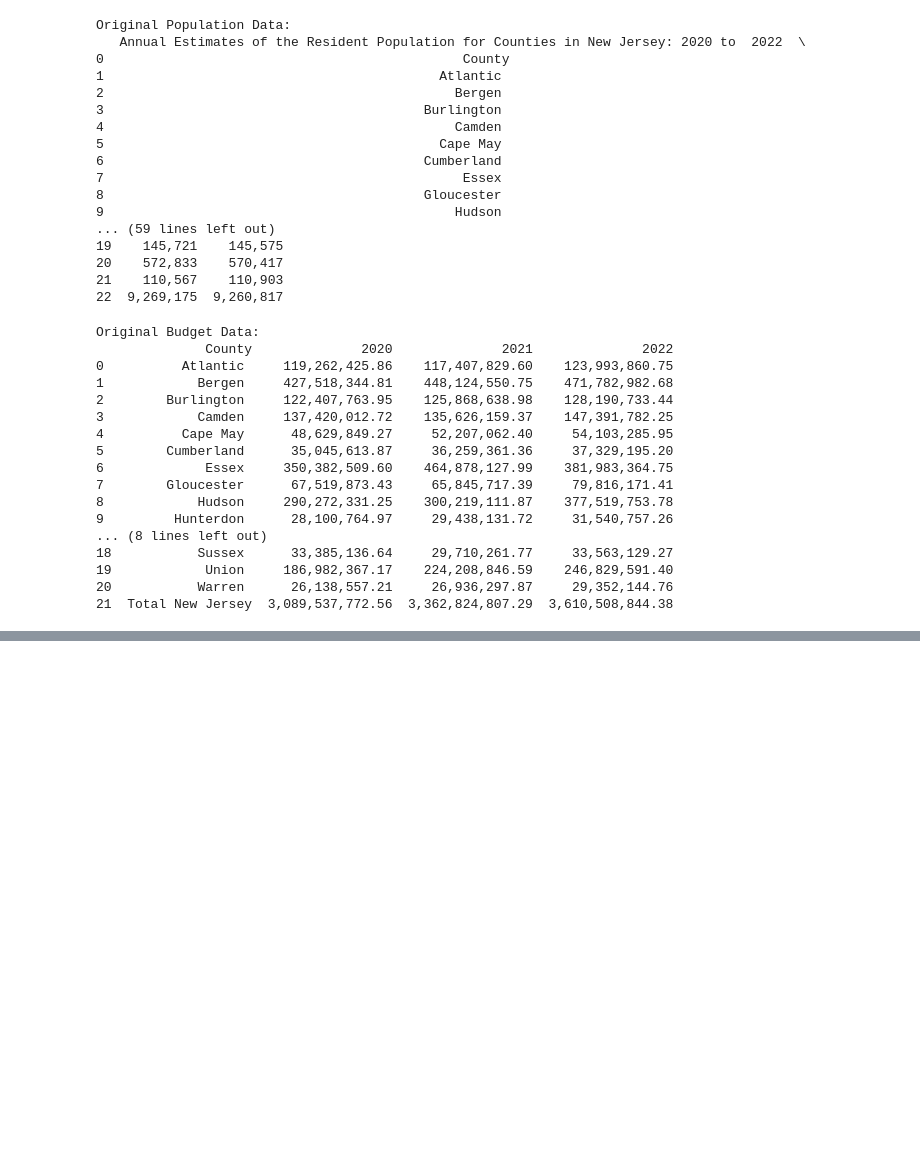
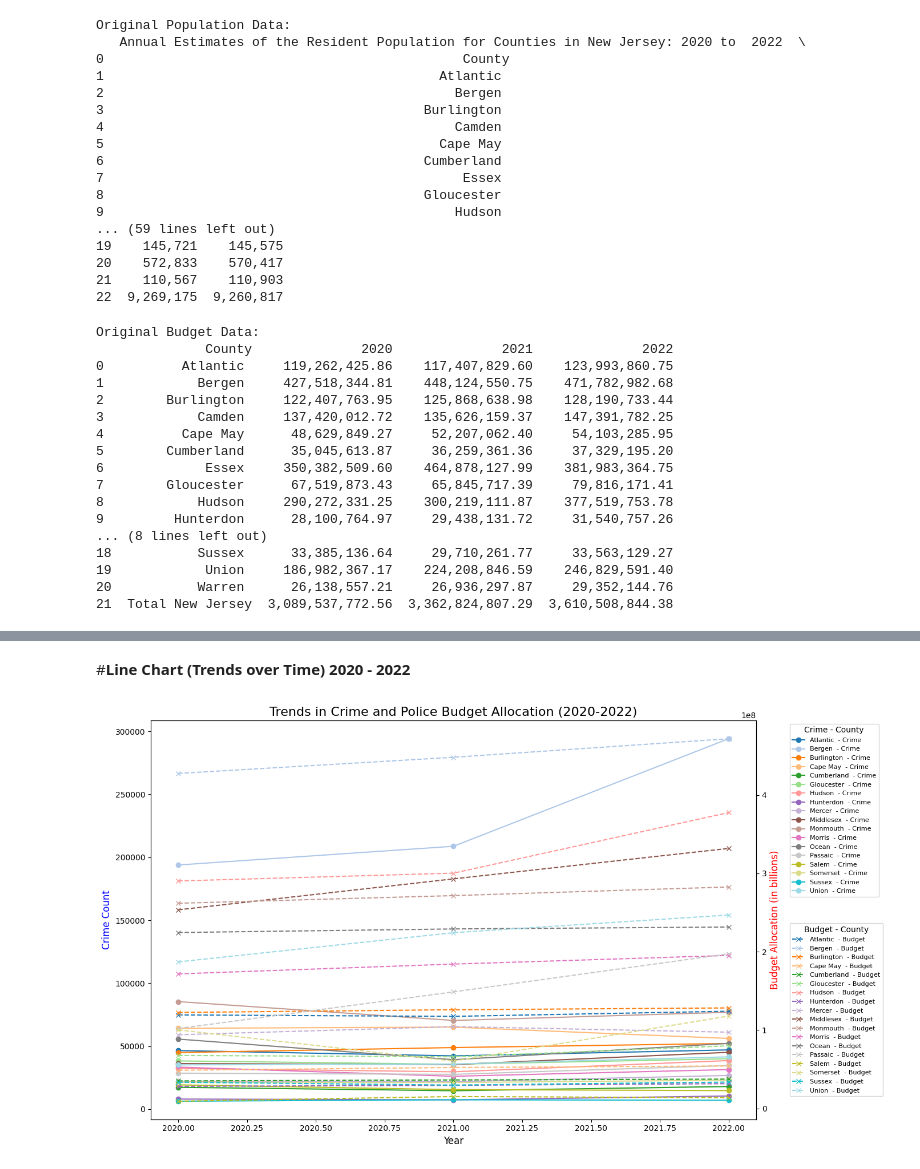
Before and after one commit to erikaguiracocha/Data-Visualization-2025, a Jupyter notebook: PS3erikaguiracocha.ipynb, the cells around one changed output, grey strips where cells are left out. Cells and saved outputs as stored; diff of their text form; code cells hidden in the pictures; blank space fills up the shorter version.

```diff
--- a/PS3erikaguiracocha.ipynb
+++ b/PS3erikaguiracocha.ipynb
@@ -127,0 +434,63 @@ Original Budget Data:
+# %% [markdown]
+#**Line Chart (Trends over Time) 2020 - 2022**
+# %%
+import pandas as pd
+import matplotlib.pyplot as plt
+import matplotlib.cm as cm
+
+# Load crime data for 2020, 2021, and 2022
+url_crime_data = 'https://raw.githubusercontent.com/erikaguiracocha/Data-Visualization-2025/refs/heads/main/crime%20by%20county%20New%20Jersey.csv'
+crime_data = pd.read_csv(url_crime_data, header=1)
+
+# Clean crime data (remove "Total New Jersey" and convert values to numeric)
+crime_data = crime_data[crime_data['County'] != 'Total New Jersey']
+crime_data[['2020', '2021', '2022']] = crime_data[['2020', '2021', '2022']].replace({',': ''}, regex=True).astype(float)
+
+# Load police budget data for 2020, 2021, and 2022
+url_budget_data = 'https://raw.githubusercontent.com/erikaguiracocha/Data-Visualization-2025/refs/heads/main/police%20budgets%20in%20New%20Jersey.csv'
+budget_data = pd.read_csv(url_budget_data, header=1)
+
+# Clean budget data (remove commas and convert values to numeric)
+budget_data[['2020', '2021', '2022']] = budget_data[['2020', '2021', '2022']].replace({',': ''}, regex=True).astype(float)
+
+# Merge the crime and budget data by County
+merged_data = crime_data.merge(budget_data, on='County', suffixes=('_crime', '_budget'))
+
+# Create a color map to assign unique colors to each county
+cmap = cm.get_cmap('tab20', len(merged_data['County']))  # Use a predefined color map
+
+# Plot trends for crime and budget from 2020 to 2022
+fig, ax1 = plt.subplots(figsize=(14, 8))
+
+# Plot each county's crime data over time with ax1 (blue shades)
+for idx, county in enumerate(merged_data['County']):
+    color_crime = cmap(idx)  # Get a unique color for crime
+    ax1.plot([2020, 2021, 2022],
+             merged_data[merged_data['County'] == county][['2020_crime', '2021_crime', '2022_crime']].values.flatten(),
+             label=f"{county} - Crime", linestyle='-', marker='o', color=color_crime)
+
+# Create a second y-axis to plot the budget data
+ax2 = ax1.twinx()
+
+# Plot each county's budget data over time with ax2 (red shades)
+for idx, county in enumerate(merged_data['County']):
+    color_budget = cmap(idx)  # Get the same unique color for budget
+    ax2.plot([2020, 2021, 2022],
+             merged_data[merged_data['County'] == county][['2020_budget', '2021_budget', '2022_budget']].values.flatten(),
+             label=f"{county} - Budget", linestyle='--', marker='x', color=color_budget)
+
+# Title and labels
+ax1.set_title('Trends in Crime and Police Budget Allocation (2020-2022)', fontsize=16)
+ax1.set_xlabel('Year', fontsize=12)
+ax1.set_ylabel('Crime Count', fontsize=12, color='blue')
+ax2.set_ylabel('Budget Allocation (in billions)', fontsize=12, color='red')
+
+# Add legend
+ax1.legend(title='Crime - County', bbox_to_anchor=(1.05, 1), loc='upper left', fontsize=8)
+ax2.legend(title='Budget - County', bbox_to_anchor=(1.05, 0.5), loc='upper left', fontsize=8)
+
+# Show the plot
+plt.tight_layout()
+plt.show()
+# %% [output]
+[figure, added]
```
Also changed, not shown: parts of 20 cells of this notebook.
